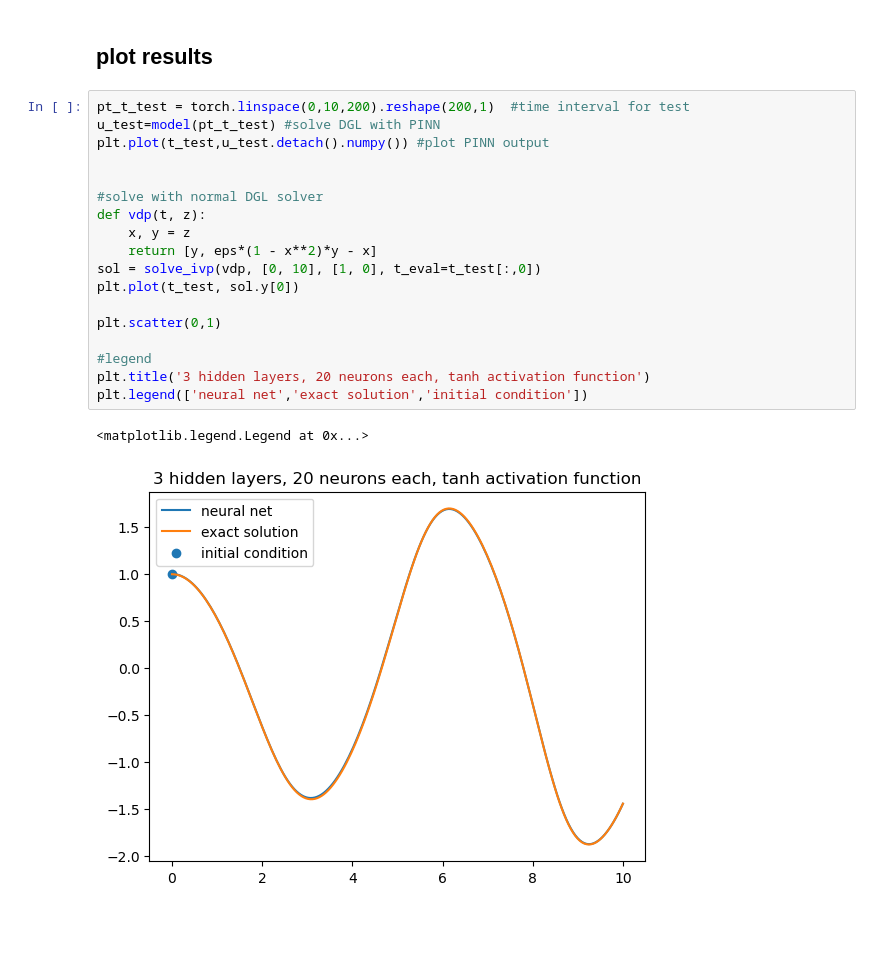
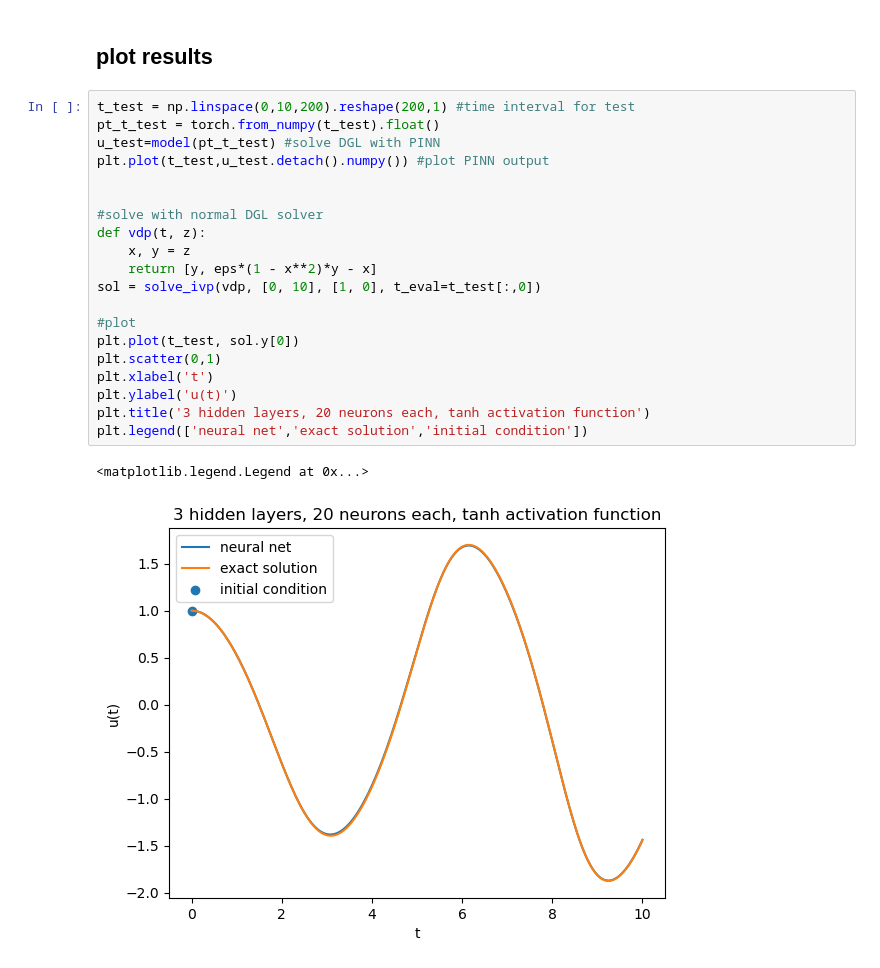
Before and after one commit to jule31415/PINN-Vortrag, a Jupyter notebook: van_der_pol_oszi.ipynb, the cells around one changed output. Cells and saved outputs as stored; diff of their text form; blank space fills up the shorter version.

Commit message:
fix plot

```diff
--- a/van_der_pol_oszi.ipynb
+++ b/van_der_pol_oszi.ipynb
@@ -93,23 +93,25 @@ loss=7.351623935392126e-05
 # %% [markdown]
 ## plot results
 # %%
-pt_t_test = torch.linspace(0,10,200).reshape(200,1)  #time interval for test
+t_test = np.linspace(0,10,200).reshape(200,1) #time interval for test
+pt_t_test = torch.from_numpy(t_test).float()
 u_test=model(pt_t_test) #solve DGL with PINN
 plt.plot(t_test,u_test.detach().numpy()) #plot PINN output
 
 
 #solve with normal DGL solver
 def vdp(t, z):
     x, y = z
     return [y, eps*(1 - x**2)*y - x]
 sol = solve_ivp(vdp, [0, 10], [1, 0], t_eval=t_test[:,0])
+
+#plot
 plt.plot(t_test, sol.y[0])
-
 plt.scatter(0,1)
-
-#legend
+plt.xlabel('t')
+plt.ylabel('u(t)')
 plt.title('3 hidden layers, 20 neurons each, tanh activation function')
 plt.legend(['neural net','exact solution','initial condition'])
 # %% [output]
 <matplotlib.legend.Legend at 0x...>
-[figure, old version]
+[figure, new version]
```
Also changed, not shown: parts of 2 cells of this notebook.
